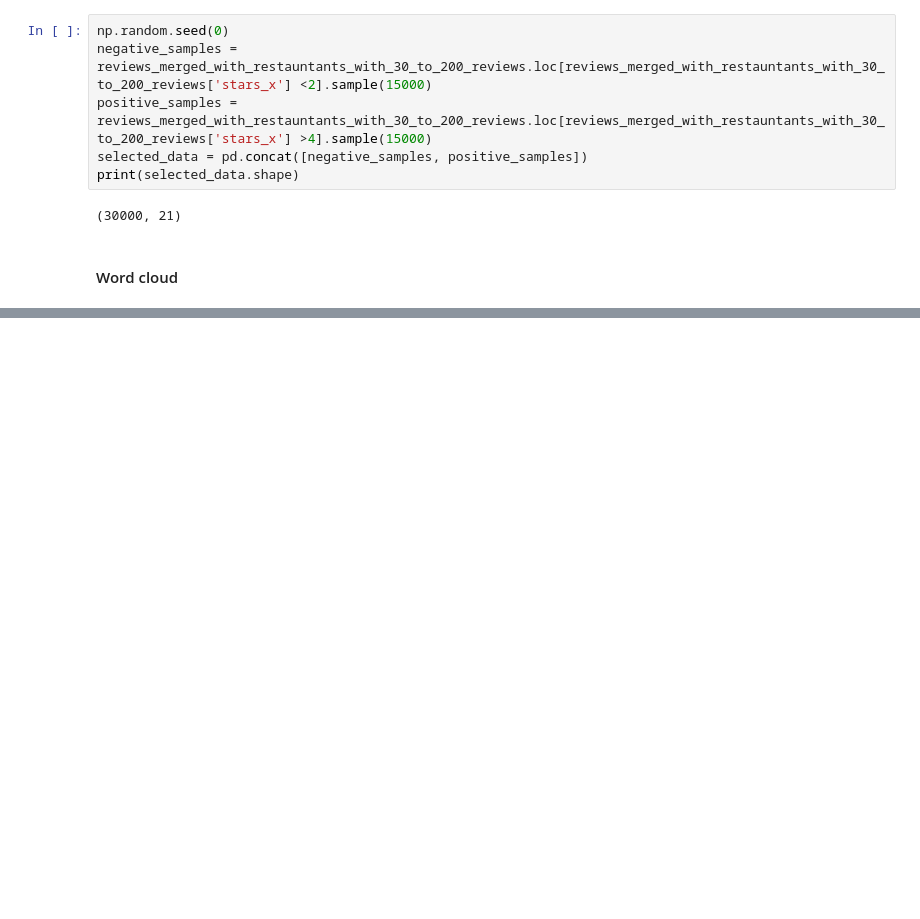
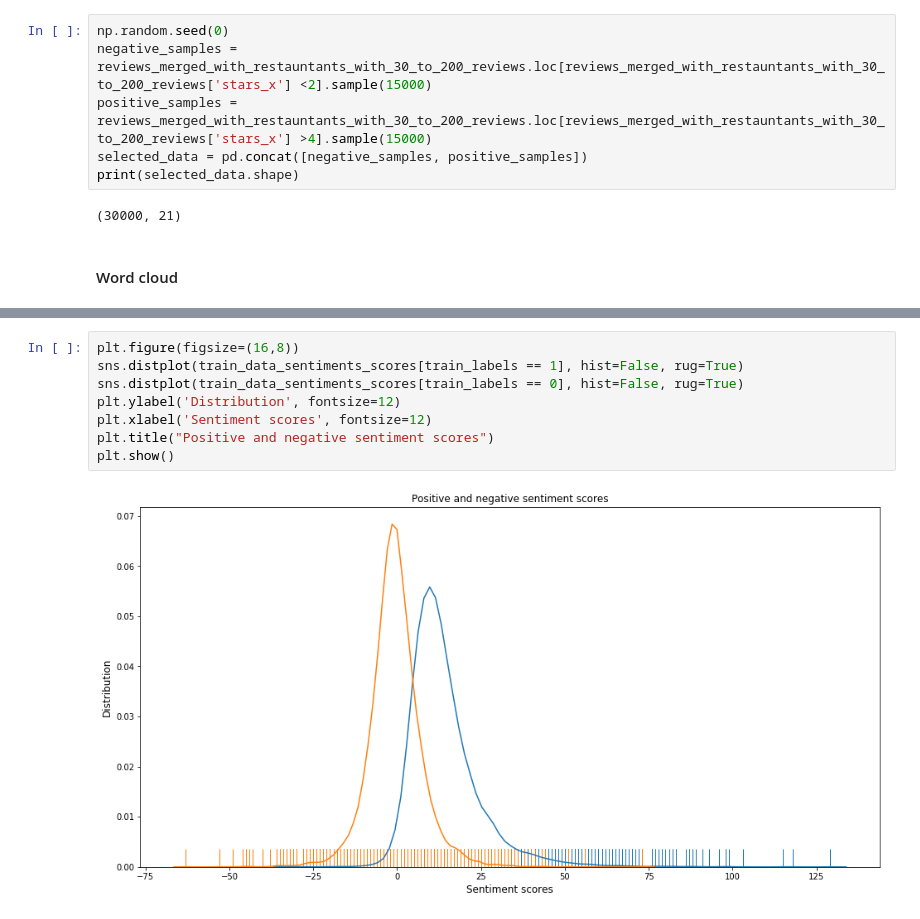
Before and after one commit to chandra1sekar/yelp-reviews, a Jupyter notebook: yelp_review_classification.ipynb, the cells around one changed output, grey strips where cells are left out. Cells and saved outputs as stored; diff of their text form; blank space fills up the shorter version.

```diff
--- a/yelp_review_classification.ipynb
+++ b/yelp_review_classification.ipynb
@@ -672,0 +714,10 @@ generate_wordcloud(negative)
+# %%
+plt.figure(figsize=(16,8))
+sns.distplot(train_data_sentiments_scores[train_labels == 1], hist=False, rug=True)
+sns.distplot(train_data_sentiments_scores[train_labels == 0], hist=False, rug=True)
+plt.ylabel('Distribution', fontsize=12)
+plt.xlabel('Sentiment scores', fontsize=12)
+plt.title("Positive and negative sentiment scores")
+plt.show()
+# %% [output]
+[figure, added]
```
Also changed, not shown: parts of 12 cells of this notebook.
